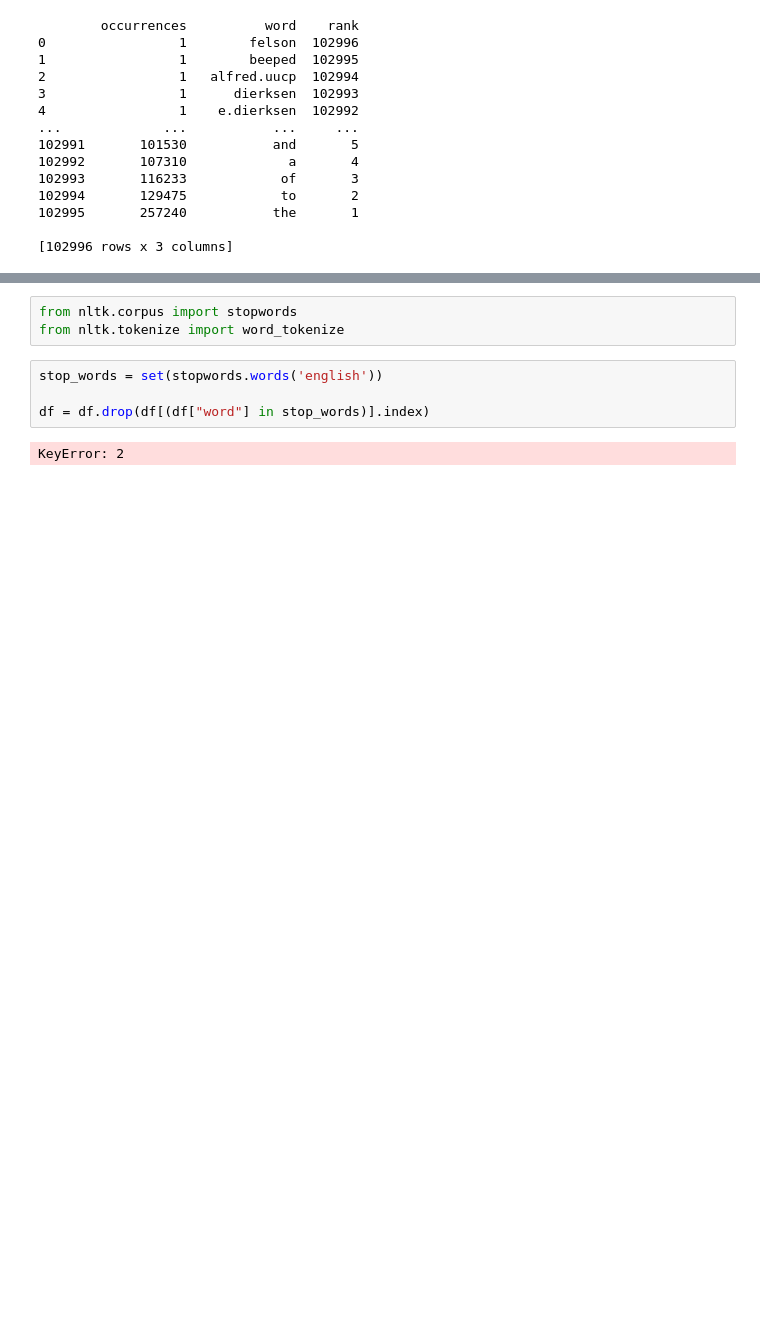
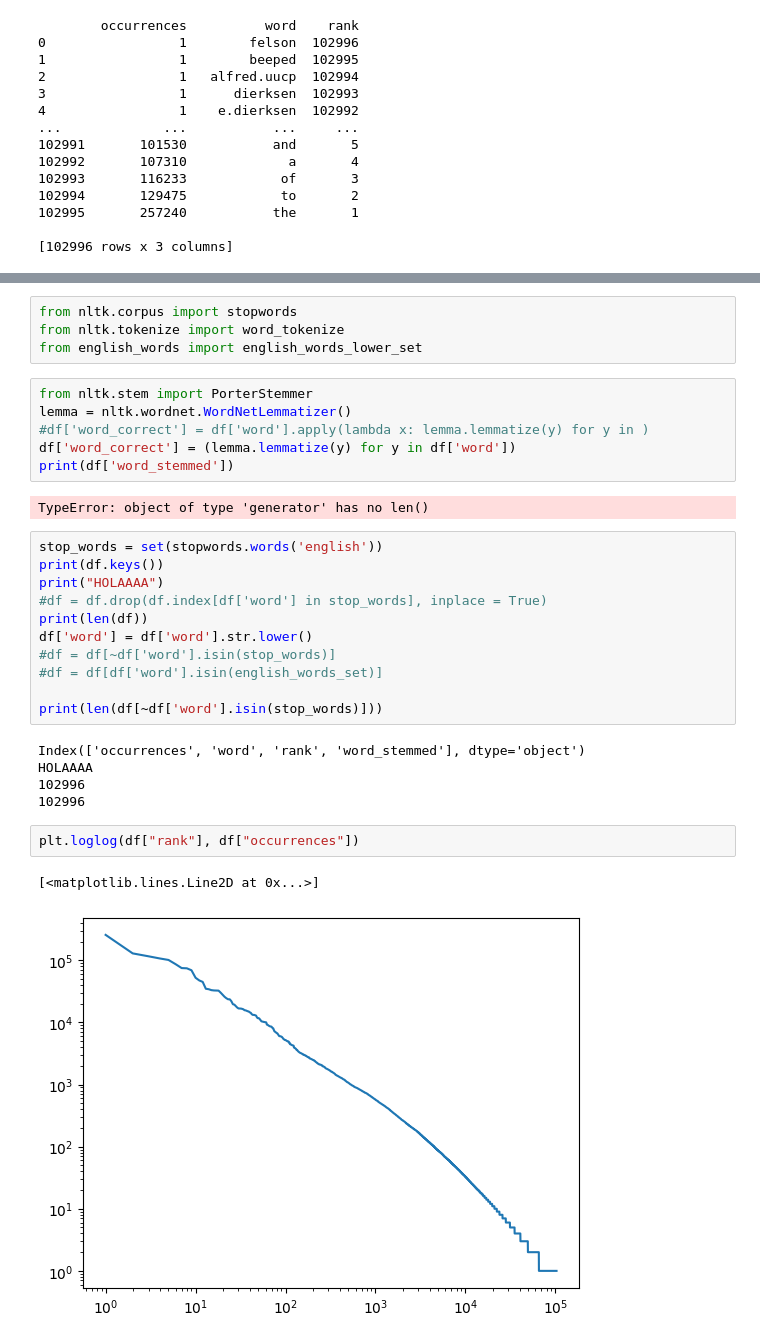
Before and after one commit to icalamesa/CAIM, a Jupyter notebook: session1ESZipfHeaps/main.ipynb, the cells around one changed output, grey strips where cells are left out. Cells and saved outputs as stored; diff of their text form; blank space fills up the shorter version.

Commit message:
started lemmatization

```diff
--- a/session1ESZipfHeaps/main.ipynb
+++ b/session1ESZipfHeaps/main.ipynb
@@ -52,9 +57,33 @@ True
 # %%
 from nltk.corpus import stopwords
 from nltk.tokenize import word_tokenize
+from english_words import english_words_lower_set
+# %%
+from nltk.stem import PorterStemmer
+lemma = nltk.wordnet.WordNetLemmatizer()
+#df['word_correct'] = df['word'].apply(lambda x: lemma.lemmatize(y) for y in )
+df['word_correct'] = (lemma.lemmatize(y) for y in df['word'])
+print(df['word_stemmed'])
+# %% [output]
+TypeError: object of type 'generator' has no len()
 # %%
 stop_words = set(stopwords.words('english'))
+print(df.keys())
+print("HOLAAAA")
+#df = df.drop(df.index[df['word'] in stop_words], inplace = True)
+print(len(df))
+df['word'] = df['word'].str.lower()
+#df = df[~df['word'].isin(stop_words)]
+#df = df[df['word'].isin(english_words_set)]
 
-df = df.drop(df[(df["word"] in stop_words)].index)
+print(len(df[~df['word'].isin(stop_words)]))
 # %% [output]
-KeyError: 2
+Index(['occurrences', 'word', 'rank', 'word_stemmed'], dtype='object')
+HOLAAAA
+102996
+102996
+# %%
+plt.loglog(df["rank"], df["occurrences"])
+# %% [output]
+[<matplotlib.lines.Line2D at 0x...>]
+[figure, added]
```
Also changed, not shown: parts of 5 cells of this notebook, 1 other file.
